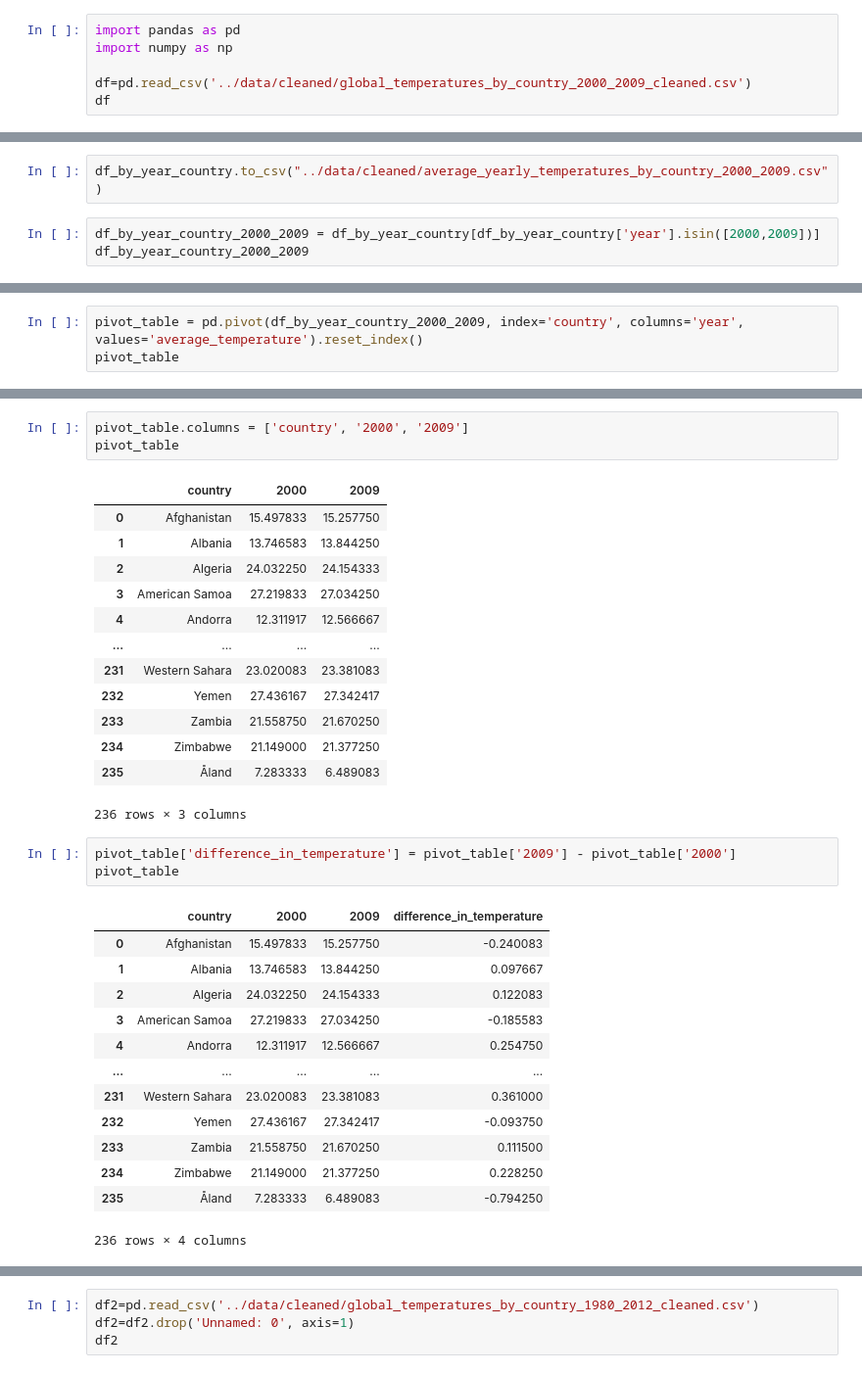
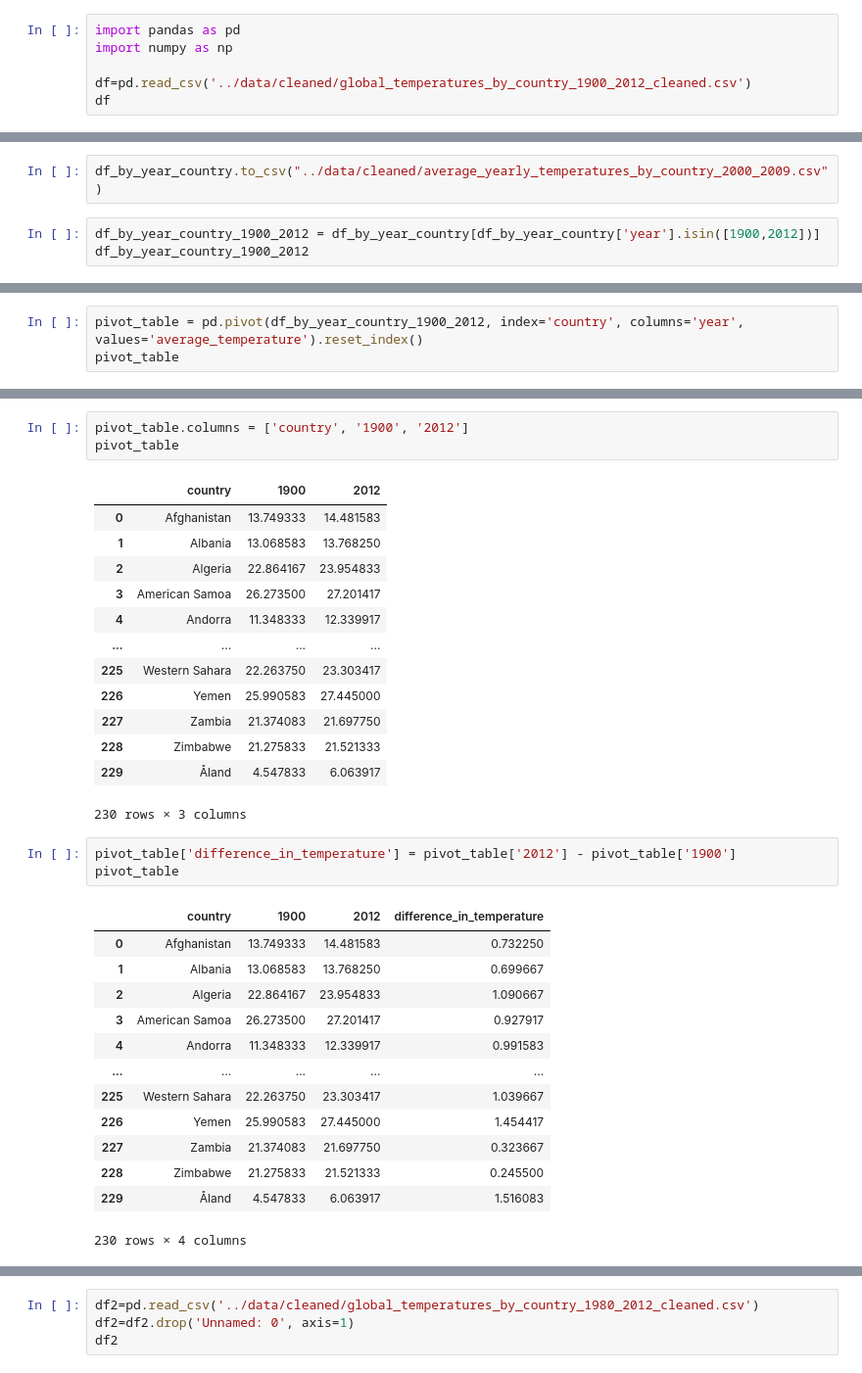
Before and after one commit to PatrickSchuetten/Climate_Change_Data_Exploration, a Jupyter notebook: notebooks/Question2.ipynb, the cells around one changed output, grey strips where cells are left out. Shown at 98% size. Drawn from its saved outputs; the diff is of its cells as text.

```diff
--- a/notebooks/Question2.ipynb
+++ b/notebooks/Question2.ipynb
@@ -2,7 +2,7 @@
 import pandas as pd
 import numpy as np
 
-df=pd.read_csv('../data/cleaned/global_temperatures_by_country_2000_2009_cleaned.csv')
+df=pd.read_csv('../data/cleaned/global_temperatures_by_country_1900_2012_cleaned.csv')
 df
 # %% [output]
 |  | Unnamed: 0 | date | average_temperature | average_temperature_unvertainty | country |
@@ -70,7 +70,7 @@ See the caveats in the documentation: https://pandas.pydata.org/pandas-docs/stab
 # %%
 df_by_year_country.to_csv("../data/cleaned/average_yearly_temperatures_by_country_2000_2009.csv")
 # %%
-df_by_year_country_2000_2009 = df_by_year_country[df_by_year_country['year'].isin([2000,2009])]
-df_by_year_country_2000_2009
+df_by_year_country_1900_2012 = df_by_year_country[df_by_year_country['year'].isin([1900,2012])]
+df_by_year_country_1900_2012
 # %% [output]
 |  | country | year | average_temperature |
@@ -89,4 +89,4 @@ df_by_year_country_2000_2009
 # %%
-pivot_table = pd.pivot(df_by_year_country_2000_2009, index='country', columns='year', values='average_temperature').reset_index()
+pivot_table = pd.pivot(df_by_year_country_1900_2012, index='country', columns='year', values='average_temperature').reset_index()
 pivot_table
 # %% [output]
@@ -106,35 +106,35 @@ pivot_table
 # %%
-pivot_table.columns = ['country', '2000', '2009']
+pivot_table.columns = ['country', '1900', '2012']
 pivot_table
 # %% [output]
-|  | country | 2000 | 2009 |
-| 0 | Afghanistan | 15.497833 | 15.257750 |
-| 1 | Albania | 13.746583 | 13.844250 |
-| 2 | Algeria | 24.032250 | 24.154333 |
-| 3 | American Samoa | 27.219833 | 27.034250 |
-| 4 | Andorra | 12.311917 | 12.566667 |
+|  | country | 1900 | 2012 |
+| 0 | Afghanistan | 13.749333 | 14.481583 |
+| 1 | Albania | 13.068583 | 13.768250 |
+| 2 | Algeria | 22.864167 | 23.954833 |
+| 3 | American Samoa | 26.273500 | 27.201417 |
+| 4 | Andorra | 11.348333 | 12.339917 |
 | ... | ... | ... | ... |
-| 231 | Western Sahara | 23.020083 | 23.381083 |
-| 232 | Yemen | 27.436167 | 27.342417 |
-| 233 | Zambia | 21.558750 | 21.670250 |
-| 234 | Zimbabwe | 21.149000 | 21.377250 |
-| 235 | Åland | 7.283333 | 6.489083 |
+| 225 | Western Sahara | 22.263750 | 23.303417 |
+| 226 | Yemen | 25.990583 | 27.445000 |
+| 227 | Zambia | 21.374083 | 21.697750 |
+| 228 | Zimbabwe | 21.275833 | 21.521333 |
+| 229 | Åland | 4.547833 | 6.063917 |
-236 rows × 3 columns
+230 rows × 3 columns
 # %%
-pivot_table['difference_in_temperature'] = pivot_table['2009'] - pivot_table['2000']
+pivot_table['difference_in_temperature'] = pivot_table['2012'] - pivot_table['1900']
 pivot_table
 # %% [output]
-|  | country | 2000 | 2009 | difference_in_temperature |
-| 0 | Afghanistan | 15.497833 | 15.257750 | -0.240083 |
-| 1 | Albania | 13.746583 | 13.844250 | 0.097667 |
-| 2 | Algeria | 24.032250 | 24.154333 | 0.122083 |
-| 3 | American Samoa | 27.219833 | 27.034250 | -0.185583 |
-| 4 | Andorra | 12.311917 | 12.566667 | 0.254750 |
+|  | country | 1900 | 2012 | difference_in_temperature |
+| 0 | Afghanistan | 13.749333 | 14.481583 | 0.732250 |
+| 1 | Albania | 13.068583 | 13.768250 | 0.699667 |
+| 2 | Algeria | 22.864167 | 23.954833 | 1.090667 |
+| 3 | American Samoa | 26.273500 | 27.201417 | 0.927917 |
+| 4 | Andorra | 11.348333 | 12.339917 | 0.991583 |
 | ... | ... | ... | ... | ... |
-| 231 | Western Sahara | 23.020083 | 23.381083 | 0.361000 |
-| 232 | Yemen | 27.436167 | 27.342417 | -0.093750 |
-| 233 | Zambia | 21.558750 | 21.670250 | 0.111500 |
-| 234 | Zimbabwe | 21.149000 | 21.377250 | 0.228250 |
-| 235 | Åland | 7.283333 | 6.489083 | -0.794250 |
+| 225 | Western Sahara | 22.263750 | 23.303417 | 1.039667 |
+| 226 | Yemen | 25.990583 | 27.445000 | 1.454417 |
+| 227 | Zambia | 21.374083 | 21.697750 | 0.323667 |
+| 228 | Zimbabwe | 21.275833 | 21.521333 | 0.245500 |
+| 229 | Åland | 4.547833 | 6.063917 | 1.516083 |
-236 rows × 4 columns
+230 rows × 4 columns
 # %%
```
Also changed, not shown: parts of 6 cells of this notebook, 3 other files.
